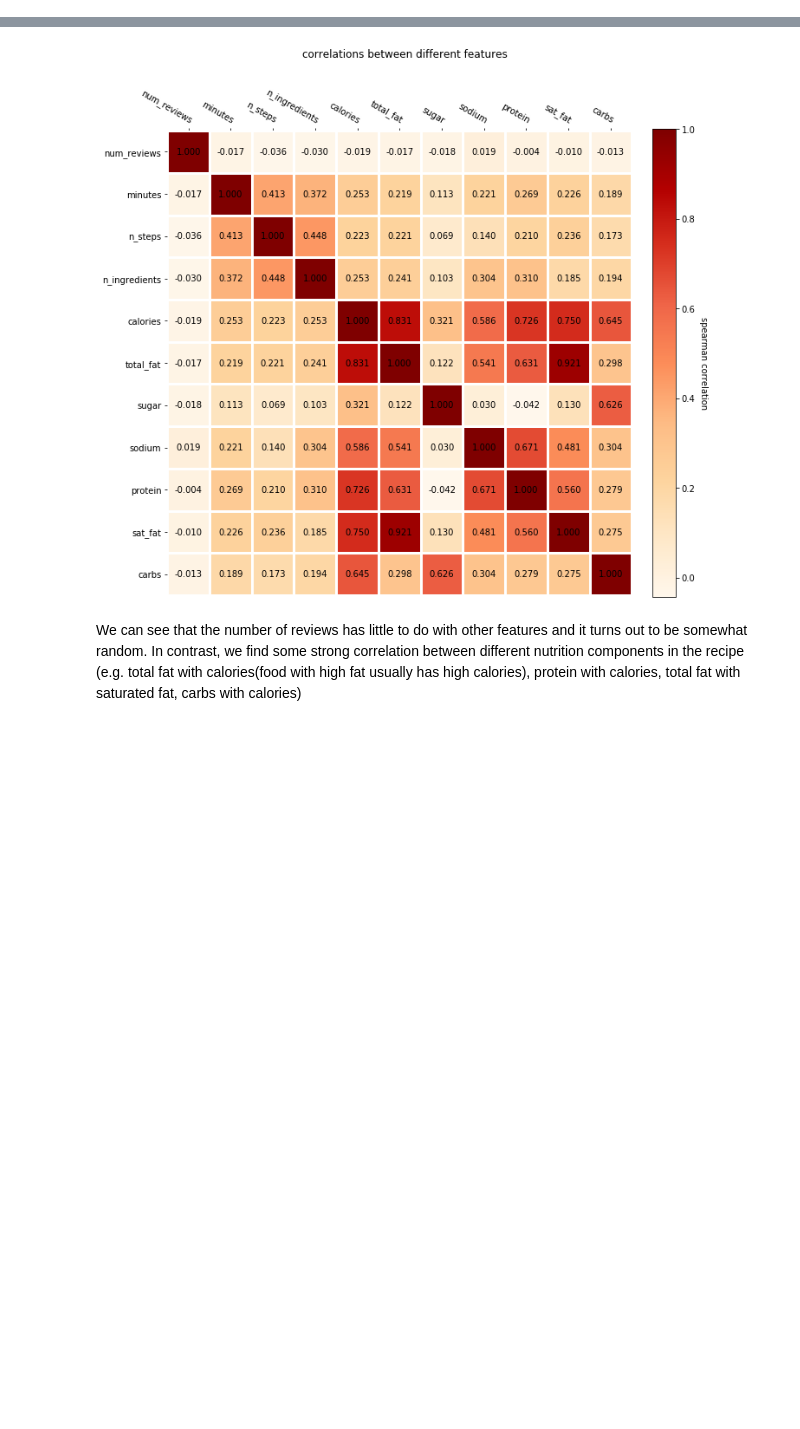
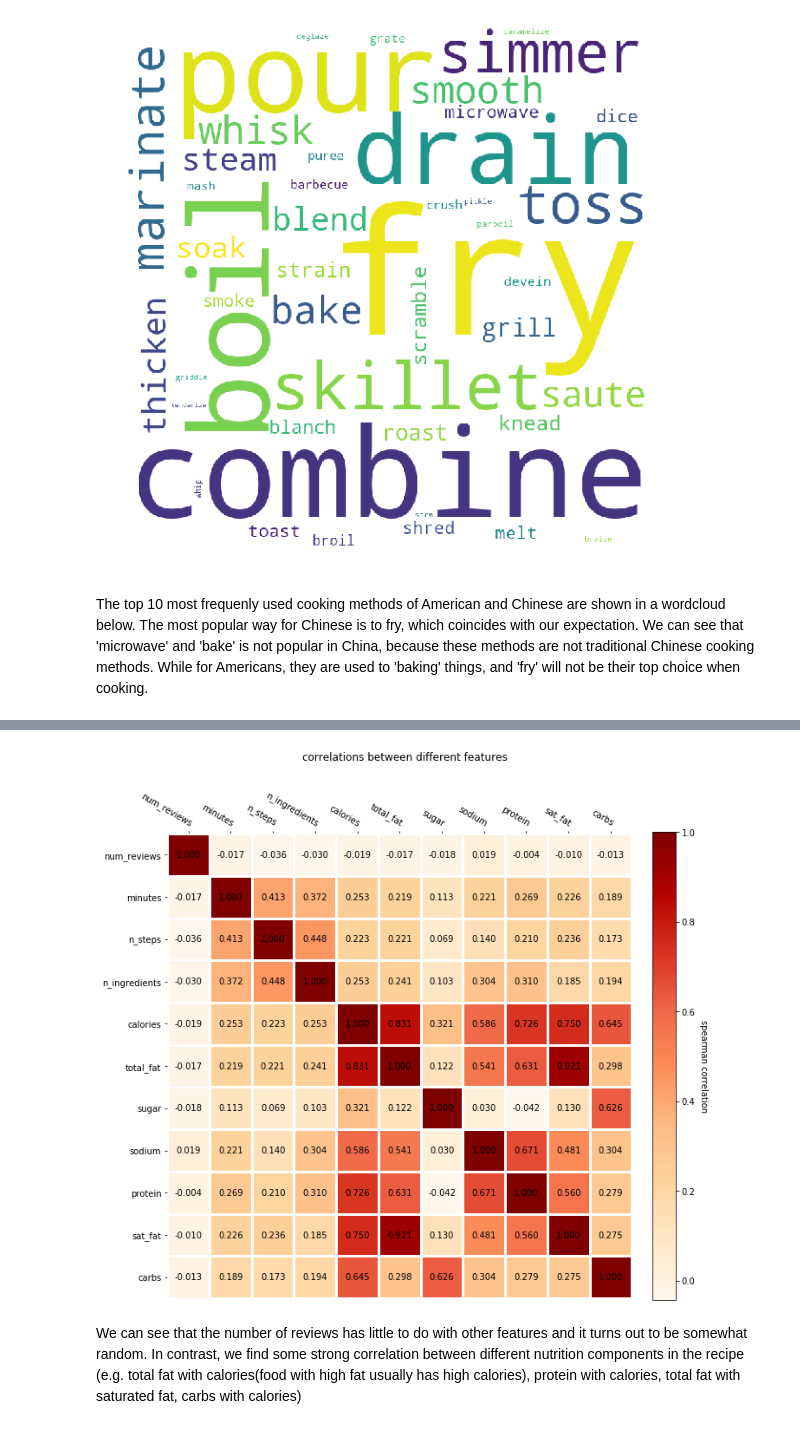
Before and after one commit to JiahuaWU/ada2019, a Jupyter notebook: Milestone2.ipynb, the cells around one changed output, grey strips where cells are left out. Drawn from its saved outputs; the diff is of its cells as text; code cells hidden in the pictures; blank space fills up the shorter version.

```diff
--- a/Milestone2.ipynb
+++ b/Milestone2.ipynb
@@ -50,0 +625,8 @@ dtype: bool
+# %%
+data = recipe_cooking_e[recipe_cooking_e['country'] == 'China']['method'].values
+# %%
+plt_wordcloud(data)
+# %% [output]
+[figure, added]
+# %% [markdown]
+The top 10 most frequenly used cooking methods of American and Chinese are shown in a wordcloud below. The most popular way for Chinese is to fry, which coincides with our expectation. We can see that 'microwave' and 'bake' is not popular in China, because these methods are not traditional Chinese cooking methods. While for Americans, they are used to 'baking' things, and 'fry' will not be their top choice when cooking.
```
Also changed, not shown: parts of 162 cells of this notebook.
